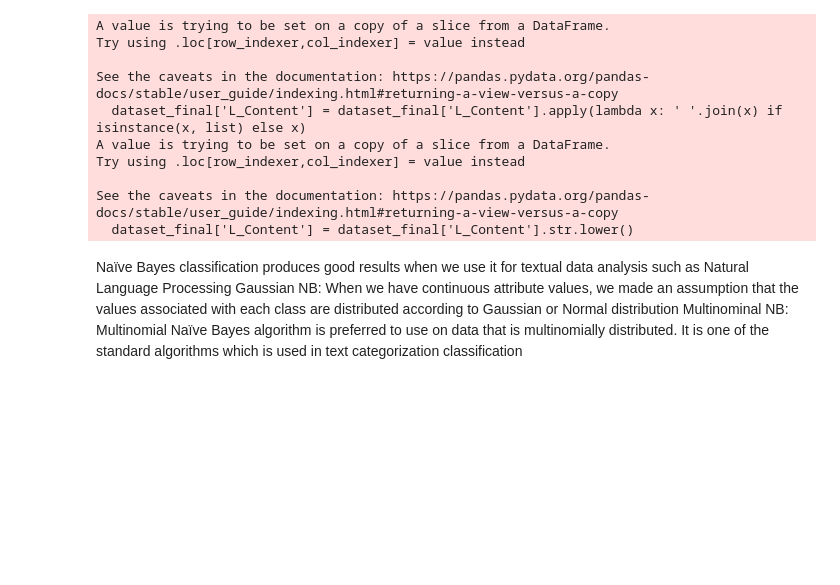
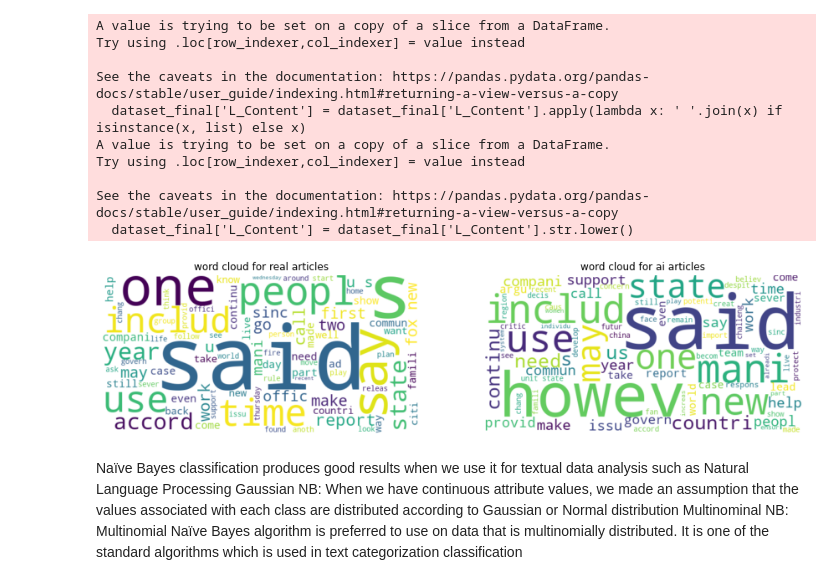
Before and after one commit to MatthewRau99/cs6830-final, a Jupyter notebook: gather-data.ipynb, the cells around one changed output. Saved outputs shown, nothing was run; the diff lists cells and outputs as text; code cells hidden in the pictures; blank space fills up the shorter version.

Commit message:
wordcloud added

```diff
--- a/gather-data.ipynb
+++ b/gather-data.ipynb
@@ -388,6 +388,36 @@ Try using .loc[row_indexer,col_indexer] = value instead
 
 See the caveats in the documentation: https://pandas.pydata.org/pandas-docs/stable/user_guide/indexing.html#returning-a-view-versus-a-copy
   dataset_final['L_Content'] = dataset_final['L_Content'].str.lower()
+# %%
+real_words=dataset_final[dataset_final['Source']==0]
+ai_words=dataset_final[dataset_final['Source']==1]
+real_words=real_words['L_Content']
+ai_words=ai_words['L_Content']
+real_words_tolist=' '.join(real_words.to_list())
+ai_words_tolist=' '.join(ai_words.to_list())
+
+# Create a WordCloud for real articles object
+wordcloud_real = WordCloud(background_color='white', width=600, height=300, max_words=80).generate(real_words_tolist)
+wordcloud_ai = WordCloud(background_color='white', width=600, height=300, max_words=80).generate(ai_words_tolist)
+
+# Create a 1x2 subplot
+plt.figure(figsize=(15, 8))
+plt.subplot(1, 2, 1)
+plt.imshow(wordcloud_real, interpolation='bilinear')
+plt.axis('off')
+plt.title('word cloud for real articles')
+plt.subplot(1, 2, 2)
+plt.imshow(wordcloud_ai, interpolation='bilinear')
+plt.axis('off')
+plt.title('word cloud for ai articles')
+
+# Adjust subplot spacing
+plt.subplots_adjust(wspace=0.2)
+
+# Show the plot
+plt.show()
+# %% [output]
+[figure, added]
 # %%
 cv = CountVectorizer(ngram_range=(1,1), min_df=10)
 vectorized_content = cv.fit_transform(dataset_final['L_Content'])
```
Also changed, not shown: parts of 1 cell of this notebook.
